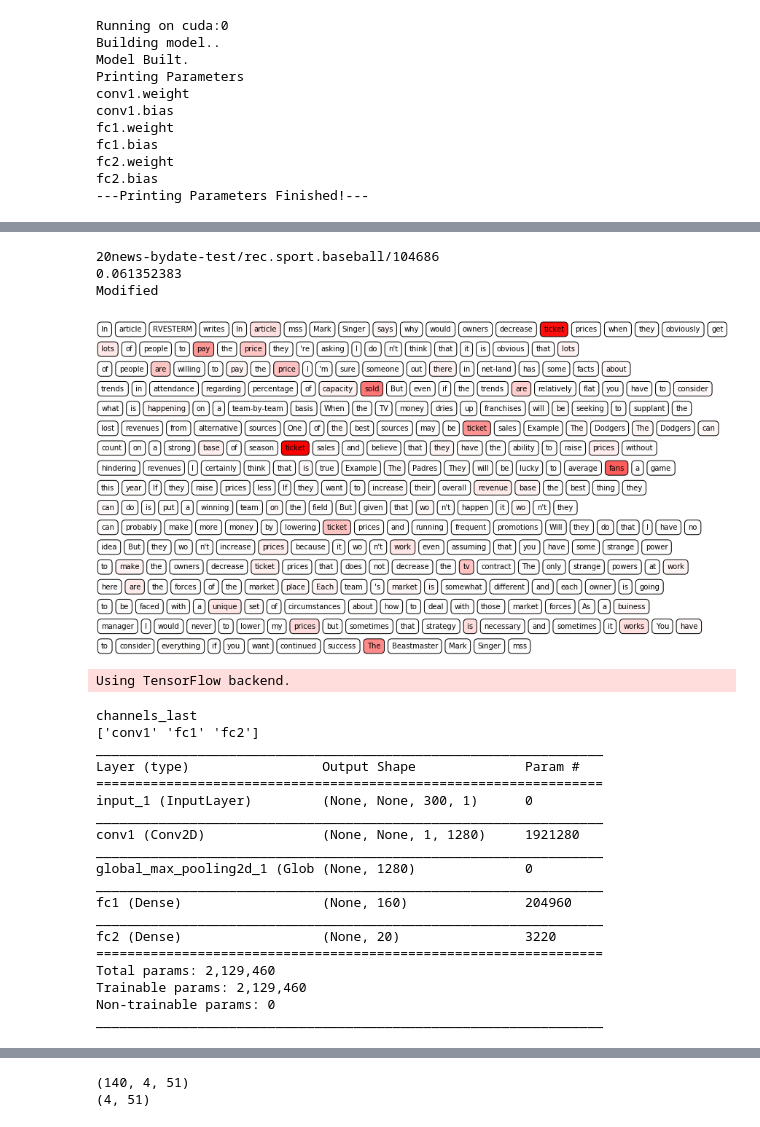
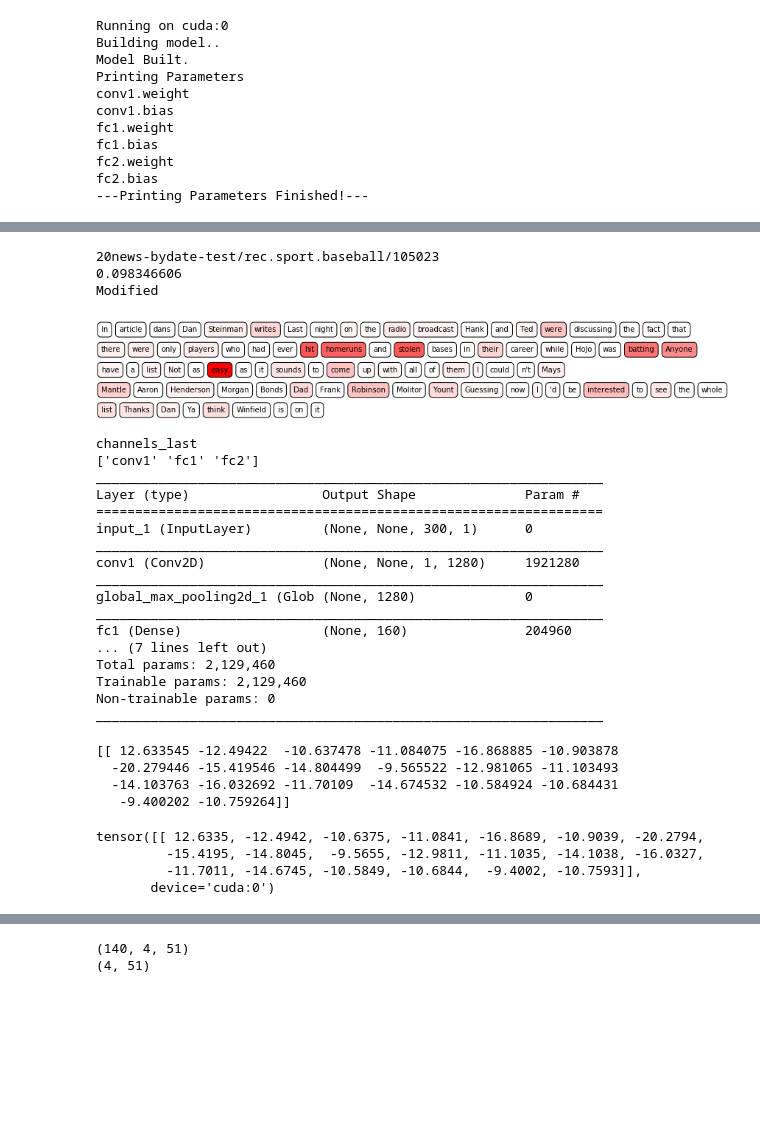
Before and after one commit to CyanideBoy/RDE-Project, a Jupyter notebook: NG20/RelMaps/relMaps_loss2.ipynb, the cells around one changed output, grey strips where cells are left out. Cells and saved outputs as stored; diff of their text form; code cells hidden in the pictures; blank space fills up the shorter version.

```diff
--- a/NG20/RelMaps/relMaps_loss2.ipynb
+++ b/NG20/RelMaps/relMaps_loss2.ipynb
@@ -314,31 +324,28 @@ def plot_text_heatmap(words, scores, title="", width=10, height=0.2, verbose=0,
         ax.axis('off')
 # %%
 
-no = 3
+no = 5
 cls = 9
 print(pths[cls][no])
 print(rmap[cls][no].mean())
 if rmap[cls][no].mean() > 0.05:
     plot_text_heatmap(wds[cls][no],(rmap[cls][no]/np.max(rmap[cls][no]))**8)
     print("Modified")
 else:
     plot_text_heatmap(wds[cls][no],rmap[cls][no])
 # %% [output]
-20news-bydate-test/rec.sport.baseball/104686
-0.061352383
+20news-bydate-test/rec.sport.baseball/105023
+0.098346606
 Modified
-[figure, old version]
+[figure, new version]
 # %%
 %load_ext autoreload
 %autoreload 2
 # %%
-#import os
-#os.environ["CUDA_VISIBLE_DEVICES"]="1"
-
 from keras import backend as K
 import torch.nn as nn
 import torch.nn.functional as F
-from keras.layers import Conv2D, Input, Dense, MaxPool2D, Flatten, Lambda, GlobalMaxPool2D
+from keras.layers import Conv2D, Input, Dense, MaxPool2D, Flatten, Lambda, GlobalMaxPool2D, Dropout
 from keras.models import Model
 import tensorflow as tf
 
@@ -349,13 +356,11 @@ with tf.device('/GPU:0'):
     inp = Input((None,300,1))
     x = Conv2D(1280,(5,300),activation='relu', name='conv1')(inp)
 
-    # Reshaping to (BCHW)
     x = GlobalMaxPool2D('channels_last')(x)
-    # Reshaping to (BCHW)
-    #x = Lambda(lambda x: K.permute_dimensions(x, (0, 3, 1, 2)))(x)
-    #x = Flatten()(x)
-    z = Dense(160,name='fc1')(x)
-    out = Dense(20,name='fc2')(z)
+    x = Dense(160,name='fc1',activation='relu')(x)
+    z = Dropout(0.35)(x)
+    ou = Dense(20,name='fc2')(z)
+    out = Dropout(0.35)(ou)
     k_model = Model(inp, out)
 
 
@@ -388,26 +393,40 @@ for layer in unique_layers:
 
 k_model.summary()
 # %% [output]
-Using TensorFlow backend.
+channels_last
+['conv1' 'fc1' 'fc2']
+_________________________________________________________________
+Layer (type)                 Output Shape              Param #
+=================================================================
+input_1 (InputLayer)         (None, None, 300, 1)      0
+_________________________________________________________________
+conv1 (Conv2D)               (None, None, 1, 1280)     1921280
+_________________________________________________________________
+global_max_pooling2d_1 (Glob (None, 1280)              0
+_________________________________________________________________
+fc1 (Dense)                  (None, 160)               204960
+... (7 lines left out)
+Total params: 2,129,460
+Trainable params: 2,129,460
+Non-trainable params: 0
+_________________________________________________________________
-channels_last
-['conv1' 'fc1' 'fc2']
-_________________________________________________________________
-Layer (type)                 Output Shape              Param #
-=================================================================
-input_1 (InputLayer)         (None, None, 300, 1)      0
-_________________________________________________________________
-conv1 (Conv2D)               (None, None, 1, 1280)     1921280
-_________________________________________________________________
-global_max_pooling2d_1 (Glob (None, 1280)              0
-_________________________________________________________________
-fc1 (Dense)                  (None, 160)               204960
-_________________________________________________________________
-fc2 (Dense)                  (None, 20)                3220
-=================================================================
-Total params: 2,129,460
-Trainable params: 2,129,460
-Non-trainable params: 0
-_________________________________________________________________
+# %%
+## Ensuring Keras model = PyTorch Model
+
+x = dset[72][0]
+x = x.reshape((1, -1, 300,1)).numpy()
+print(k_model.predict(x))
+x = x.reshape((1, 1,-1, 300))
+model(torch.as_tensor(x).to(device, dtype=torch.float))
+# %% [output]
+[[ 12.633545 -12.49422  -10.637478 -11.084075 -16.868885 -10.903878
+  -20.279446 -15.419546 -14.804499  -9.565522 -12.981065 -11.103493
+  -14.103763 -16.032692 -11.70109  -14.674532 -10.584924 -10.684431
+   -9.400202 -10.759264]]
+tensor([[ 12.6335, -12.4942, -10.6375, -11.0841, -16.8689, -10.9039, -20.2794,
+         -15.4195, -14.8045,  -9.5655, -12.9811, -11.1035, -14.1038, -16.0327,
+         -11.7011, -14.6745, -10.5849, -10.6844,  -9.4002, -10.7593]],
+       device='cuda:0')
 # %%
 import innvestigate
 import innvestigate.applications
```
Also changed, not shown: parts of 16 cells of this notebook, 2 other files.
